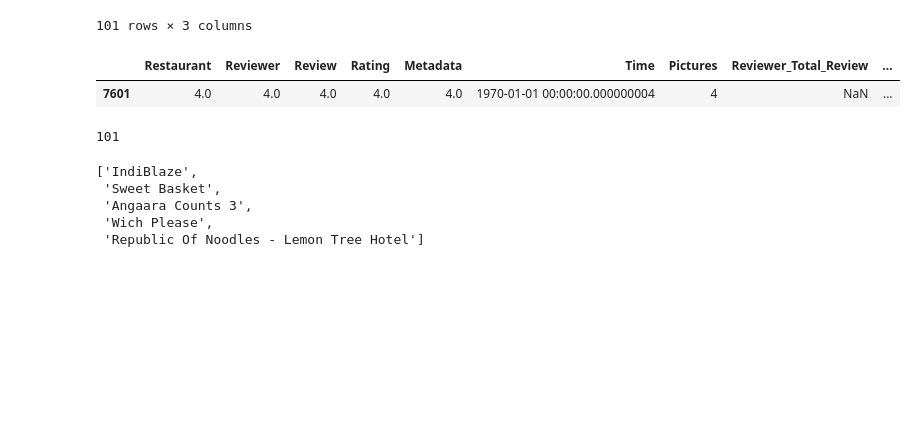
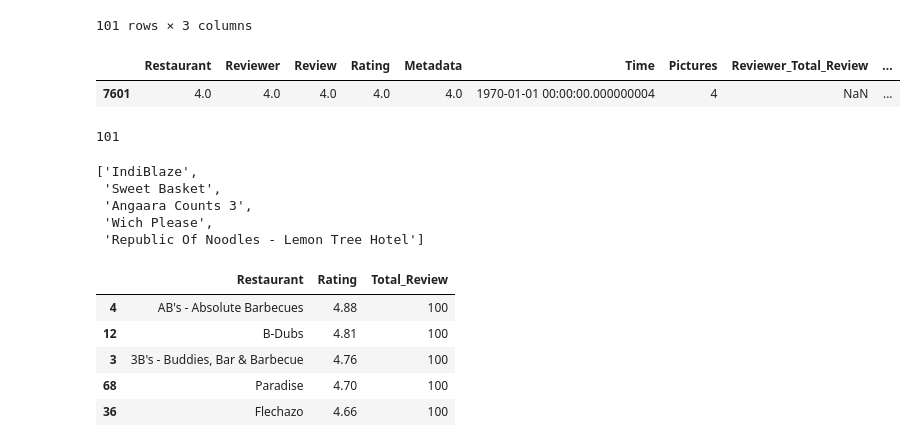
Before and after one commit to pi-mishra/Zomato-Restaurant-Clustering-And-Sentiment-Analysis, a Jupyter notebook: Zomato_Restaurant_Clustering_And_Sentiment_Analysis.ipynb, the cells around one changed output. Cells and saved outputs as stored; diff of their text form; code cells hidden in the pictures; blank space fills up the shorter version.

```diff
--- a/Zomato_Restaurant_Clustering_And_Sentiment_Analysis.ipynb
+++ b/Zomato_Restaurant_Clustering_And_Sentiment_Analysis.ipynb
@@ -528,3 +528,14 @@ restaurant_without_review
  'Angaara Counts 3',
  'Wich Please',
  'Republic Of Noodles - Lemon Tree Hotel']
+# %%
+# top 5 highest rated restaurant
+
+avg_restaurant_rating.sort_values('Rating',ascending=False)[:5]
+# %% [output]
+|  | Restaurant | Rating | Total_Review |
+| 4 | AB's - Absolute Barbecues | 4.88 | 100 |
+| 12 | B-Dubs | 4.81 | 100 |
+| 3 | 3B's - Buddies, Bar & Barbecue | 4.76 | 100 |
+| 68 | Paradise | 4.70 | 100 |
+| 36 | Flechazo | 4.66 | 100 |
```
Also changed, not shown: parts of 3 cells of this notebook.
